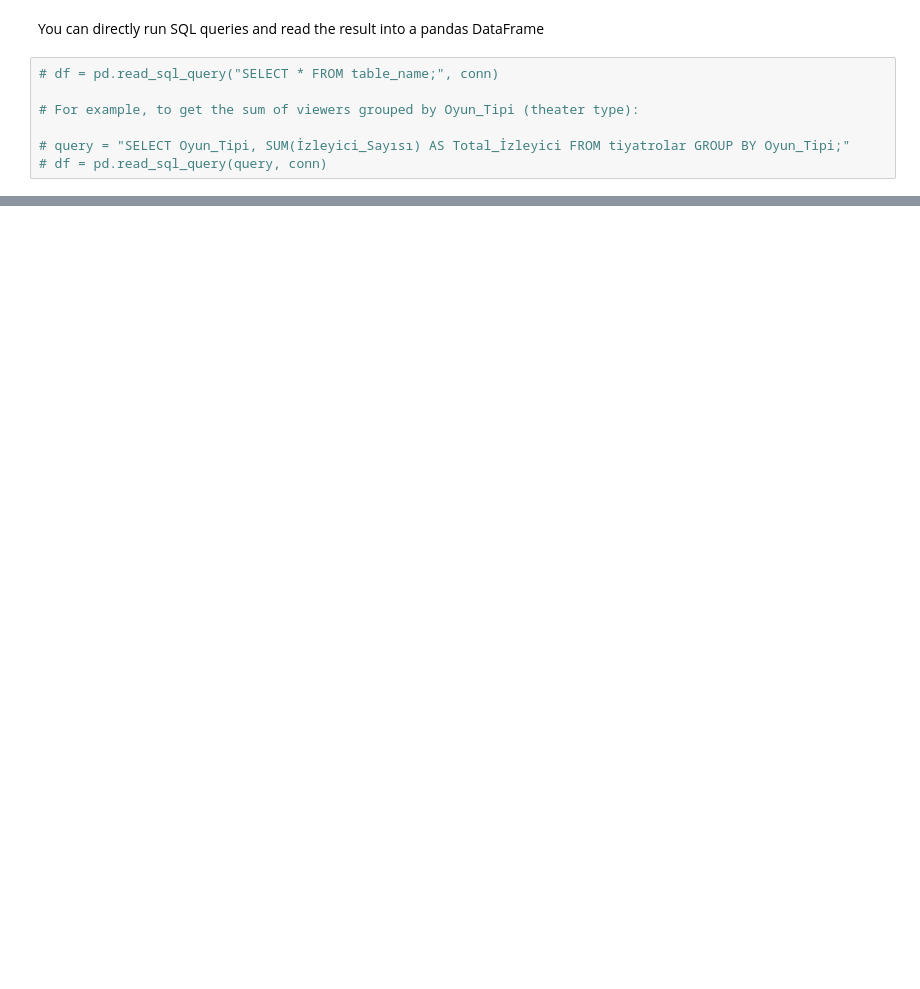
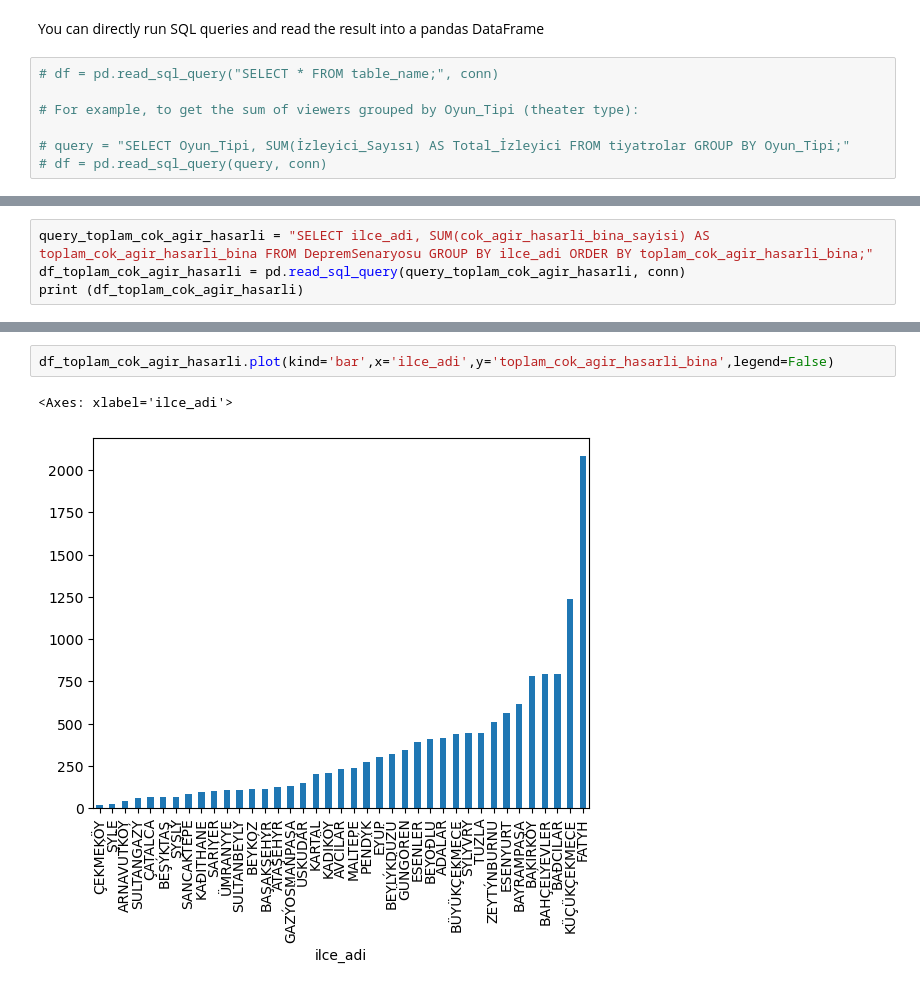
Before and after one commit to e-ozg/data-analizi-notlari, a Jupyter notebook: 13-Using SQLite in Python.ipynb, the cells around one changed output, grey strips where cells are left out. Cells and saved outputs as stored; diff of their text form; blank space fills up the shorter version.

```diff
--- a/13-Using SQLite in Python.ipynb
+++ b/13-Using SQLite in Python.ipynb
@@ -57,0 +145,4 @@ You can directly run SQL queries and read the result into a pandas DataFrame
+# %%
+query_toplam_cok_agir_hasarli = "SELECT ilce_adi, SUM(cok_agir_hasarli_bina_sayisi) AS toplam_cok_agir_hasarli_bina FROM DepremSenaryosu GROUP BY ilce_adi ORDER BY toplam_cok_agir_hasarli_bina;"
+df_toplam_cok_agir_hasarli = pd.read_sql_query(query_toplam_cok_agir_hasarli, conn)
+print (df_toplam_cok_agir_hasarli)
@@ -57,0 +167,5 @@ You can directly run SQL queries and read the result into a pandas DataFrame
+# %%
+df_toplam_cok_agir_hasarli.plot(kind='bar',x='ilce_adi',y='toplam_cok_agir_hasarli_bina',legend=False)
+# %% [output]
+<Axes: xlabel='ilce_adi'>
+[figure, added]
```
Also changed, not shown: parts of 13 cells of this notebook, 1 other file.
